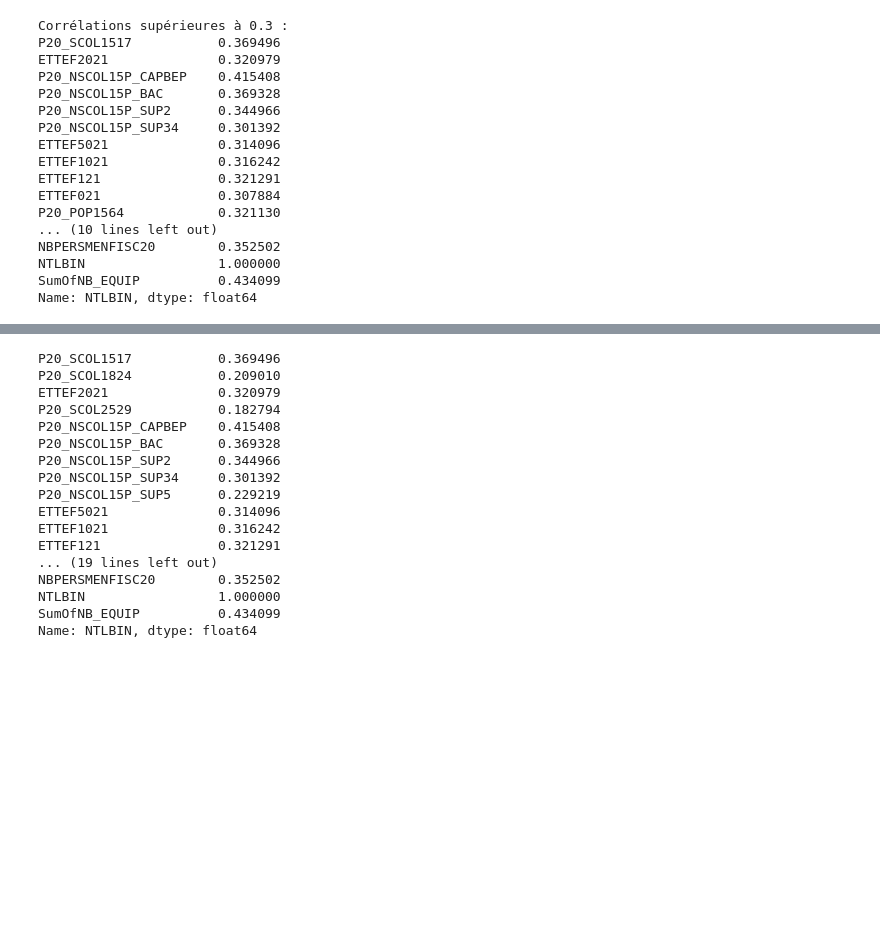
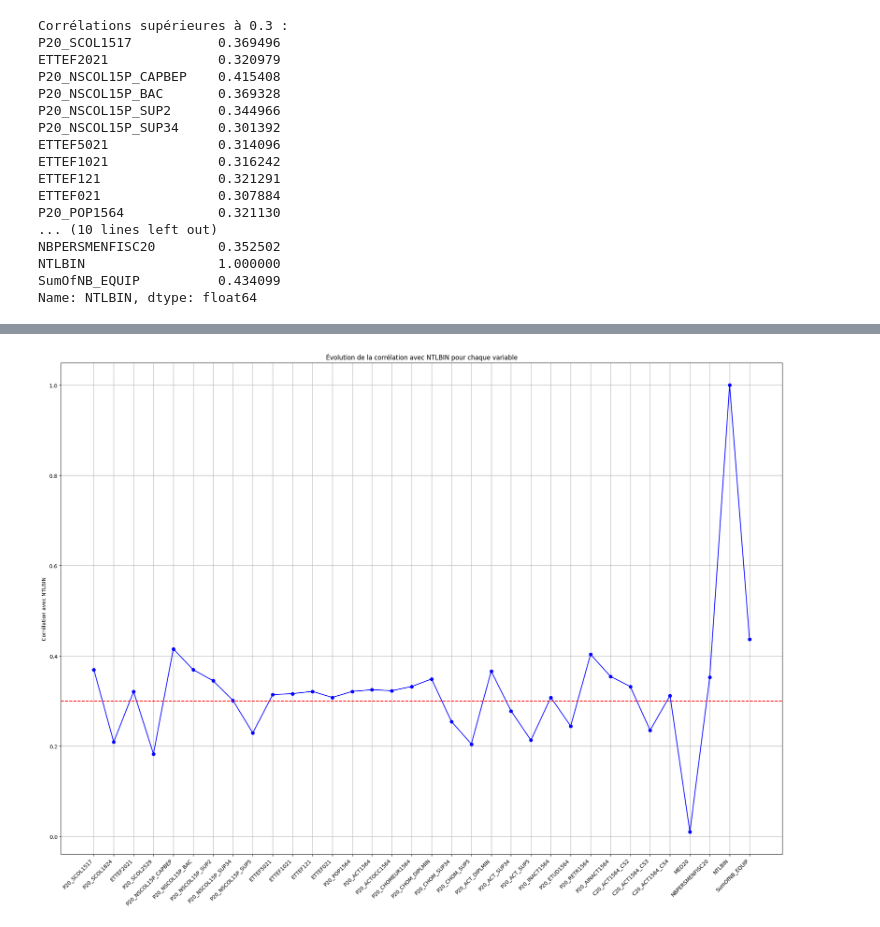
Before and after one commit to mathildetissandier/stage2, a Jupyter notebook: Analyse_brutes.ipynb, the cells around one changed output, grey strips where cells are left out. Cells and saved outputs as stored; diff of their text form; code cells hidden in the pictures; blank space fills up the shorter version.

```diff
--- a/Analyse_brutes.ipynb
+++ b/Analyse_brutes.ipynb
@@ -80,20 +81,20 @@ plt.show()
-# %%
-print(correlations)
-# %% [output]
-P20_SCOL1517           0.369496
-P20_SCOL1824           0.209010
-ETTEF2021              0.320979
-P20_SCOL2529           0.182794
-P20_NSCOL15P_CAPBEP    0.415408
-P20_NSCOL15P_BAC       0.369328
-P20_NSCOL15P_SUP2      0.344966
-P20_NSCOL15P_SUP34     0.301392
-P20_NSCOL15P_SUP5      0.229219
-ETTEF5021              0.314096
-ETTEF1021              0.316242
-ETTEF121               0.321291
-... (19 lines left out)
-NBPERSMENFISC20        0.352502
-NTLBIN                 1.000000
-SumOfNB_EQUIP          0.434099
-Name: NTLBIN, dtype: float64
+# %%
+
+
+#correlation_df = pd.DataFrame(correlations.values(), index=correlations.keys(), columns=['Corrélation'])
+
+# Assurez-vous que l'index est au bon format (si nécessaire)
+# correlation_df.index = pd.to_datetime(correlation_df.index)
+
+# Tracez le graphique de l'évolution de la corrélation au fil du temps
+plt.figure(figsize=(20, 15))
+plt.plot(correlations.index, correlations.values, color='blue', marker='o')
+plt.axhline(y=0.3,color='r',linestyle='--')
+plt.ylabel('Corrélation avec NTLBIN')
+plt.title('Évolution de la corrélation avec NTLBIN pour chaque variable')
+plt.grid(True)
+plt.xticks(ticks=correlations.index, labels=correlations.index,ha='right',rotation=45)
+plt.tight_layout()
+plt.show()
+# %% [output]
+[figure, added]
```
Also changed, not shown: parts of 9 cells of this notebook, 42 other files.
